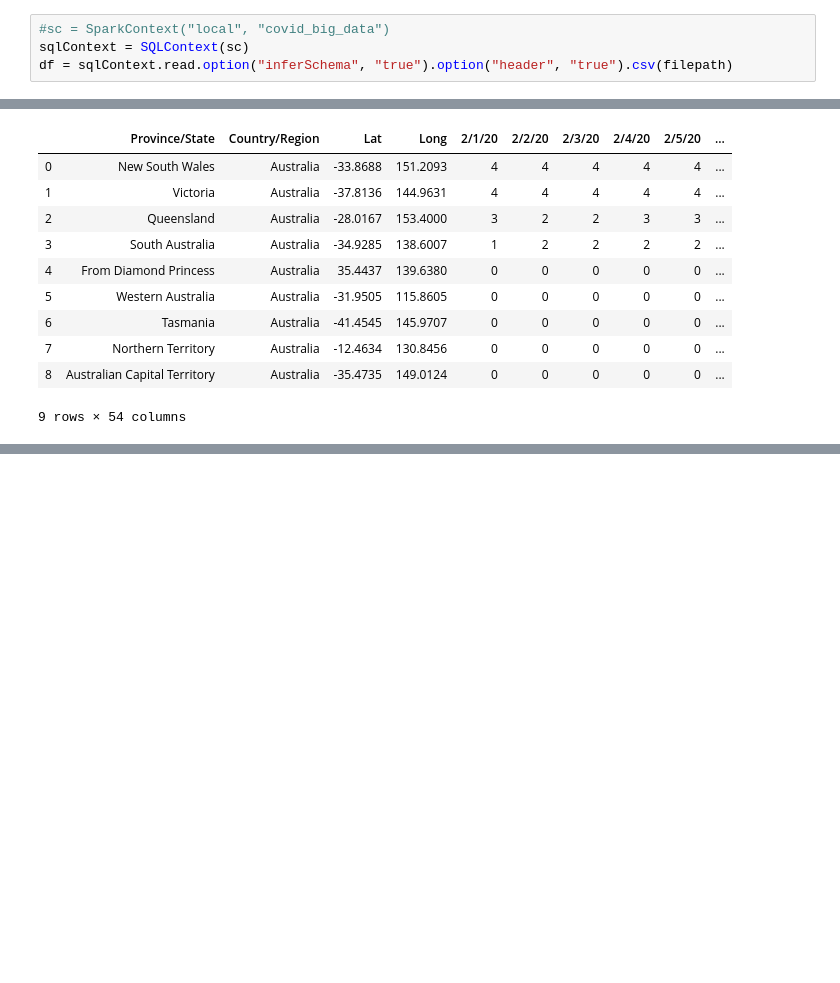
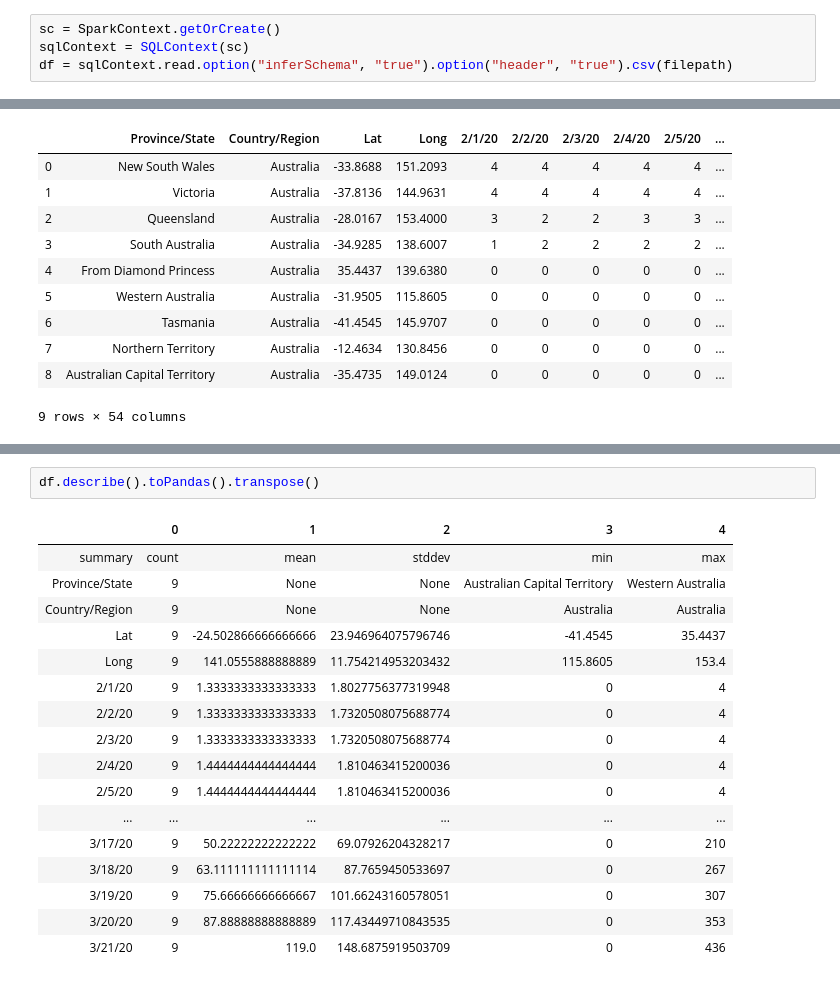
Before and after one commit to airdipu/Covid19-Big-Data, a Jupyter notebook: bigdata_notebook.ipynb, the cells around one changed output, grey strips where cells are left out. Saved outputs shown, nothing was run; the diff lists cells and outputs as text; blank space fills up the shorter version.

```diff
--- a/bigdata_notebook.ipynb
+++ b/bigdata_notebook.ipynb
@@ -18,7 +40,7 @@ filepath = os.path.join(dirname, 'time_series_19-covid-Confirmed_archived_0325.c
 # %% [markdown]
 **Read file**
 # %%
-#sc = SparkContext("local", "covid_big_data")
+sc = SparkContext.getOrCreate()
 sqlContext = SQLContext(sc)
 df = sqlContext.read.option("inferSchema", "true").option("header", "true").csv(filepath)
 # %%
@@ -74,0 +94,20 @@ df.toPandas()
+# %%
+df.describe().toPandas().transpose()
+# %% [output]
+|  | 0 | 1 | 2 | 3 | 4 |
+| summary | count | mean | stddev | min | max |
+| Province/State | 9 | None | None | Australian Capital Territory | Western Australia |
+| Country/Region | 9 | None | None | Australia | Australia |
+| Lat | 9 | -24.502866666666666 | 23.946964075796746 | -41.4545 | 35.4437 |
+| Long | 9 | 141.0555888888889 | 11.754214953203432 | 115.8605 | 153.4 |
+| 2/1/20 | 9 | 1.3333333333333333 | 1.8027756377319948 | 0 | 4 |
+| 2/2/20 | 9 | 1.3333333333333333 | 1.7320508075688774 | 0 | 4 |
+| 2/3/20 | 9 | 1.3333333333333333 | 1.7320508075688774 | 0 | 4 |
+| 2/4/20 | 9 | 1.4444444444444444 | 1.810463415200036 | 0 | 4 |
+| 2/5/20 | 9 | 1.4444444444444444 | 1.810463415200036 | 0 | 4 |
+| ... | ... | ... | ... | ... | ... |
+| 3/17/20 | 9 | 50.22222222222222 | 69.07926204328217 | 0 | 210 |
+| 3/18/20 | 9 | 63.111111111111114 | 87.7659450533697 | 0 | 267 |
+| 3/19/20 | 9 | 75.66666666666667 | 101.66243160578051 | 0 | 307 |
+| 3/20/20 | 9 | 87.88888888888889 | 117.43449710843535 | 0 | 353 |
+| 3/21/20 | 9 | 119.0 | 148.6875919503709 | 0 | 436 |
```
Also changed, not shown: parts of 9 cells of this notebook.
